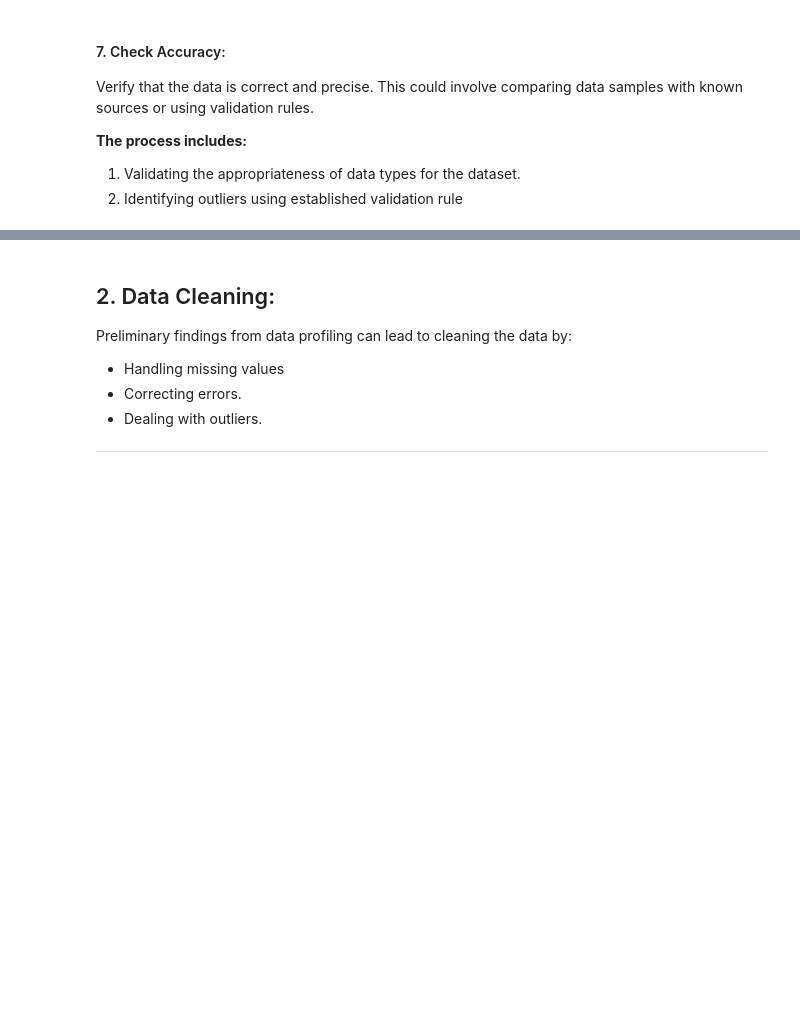
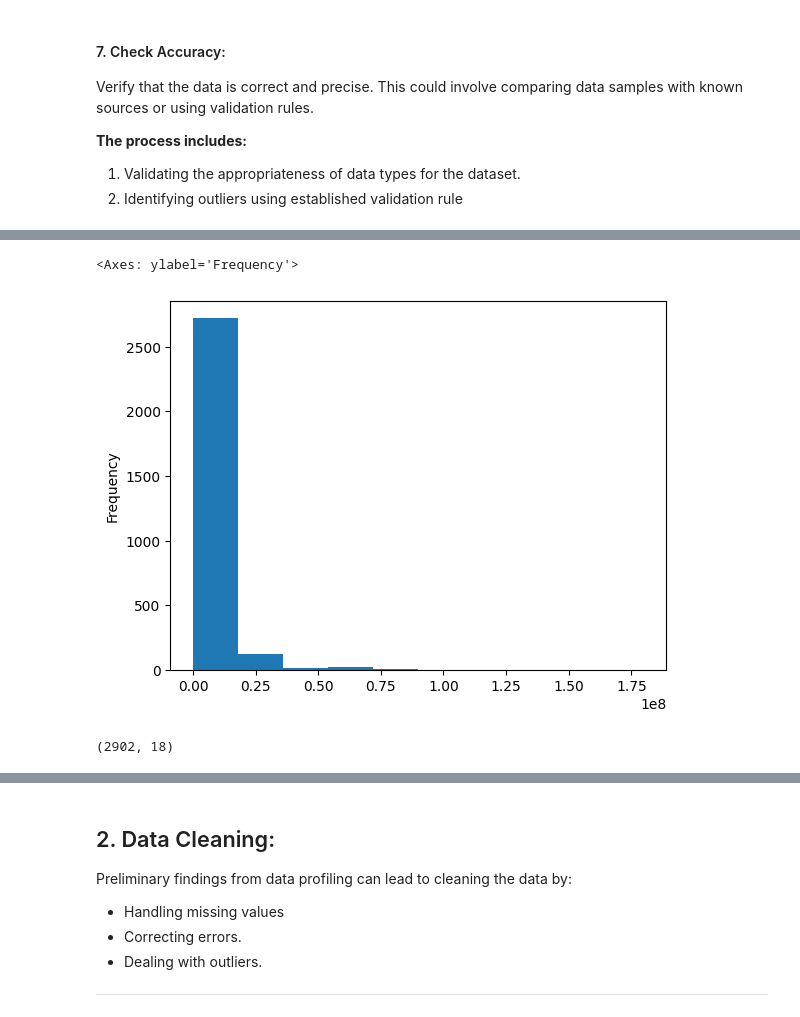
Before and after one commit to FaisalMathCS/Usecase-7, a Jupyter notebook: EDA explain template.ipynb, the cells around one changed output, grey strips where cells are left out. Saved outputs shown, nothing was run; the diff lists cells and outputs as text; code cells hidden in the pictures; blank space fills up the shorter version.

```diff
--- a/EDA explain template.ipynb
+++ b/EDA explain template.ipynb
@@ -199,3 +445,13 @@ Verify that the data is correct and precise. This could involve comparing data s
+# %%
+attackers = df_rest[df_rest['position_encoded'] == 4]
+attackers['current_value'].plot(kind = 'hist')
+# %% [output]
+<Axes: ylabel='Frequency'>
+[figure, added]
+# %%
+attackers.shape
+# %% [output]
+(2902, 18)
 # %% [markdown]
 **What is an Outlier?**
 Outlier is an row/observation that appears far away and diverges from an overall pattern in a sample.
```
Also changed, not shown: parts of 21 cells of this notebook.
